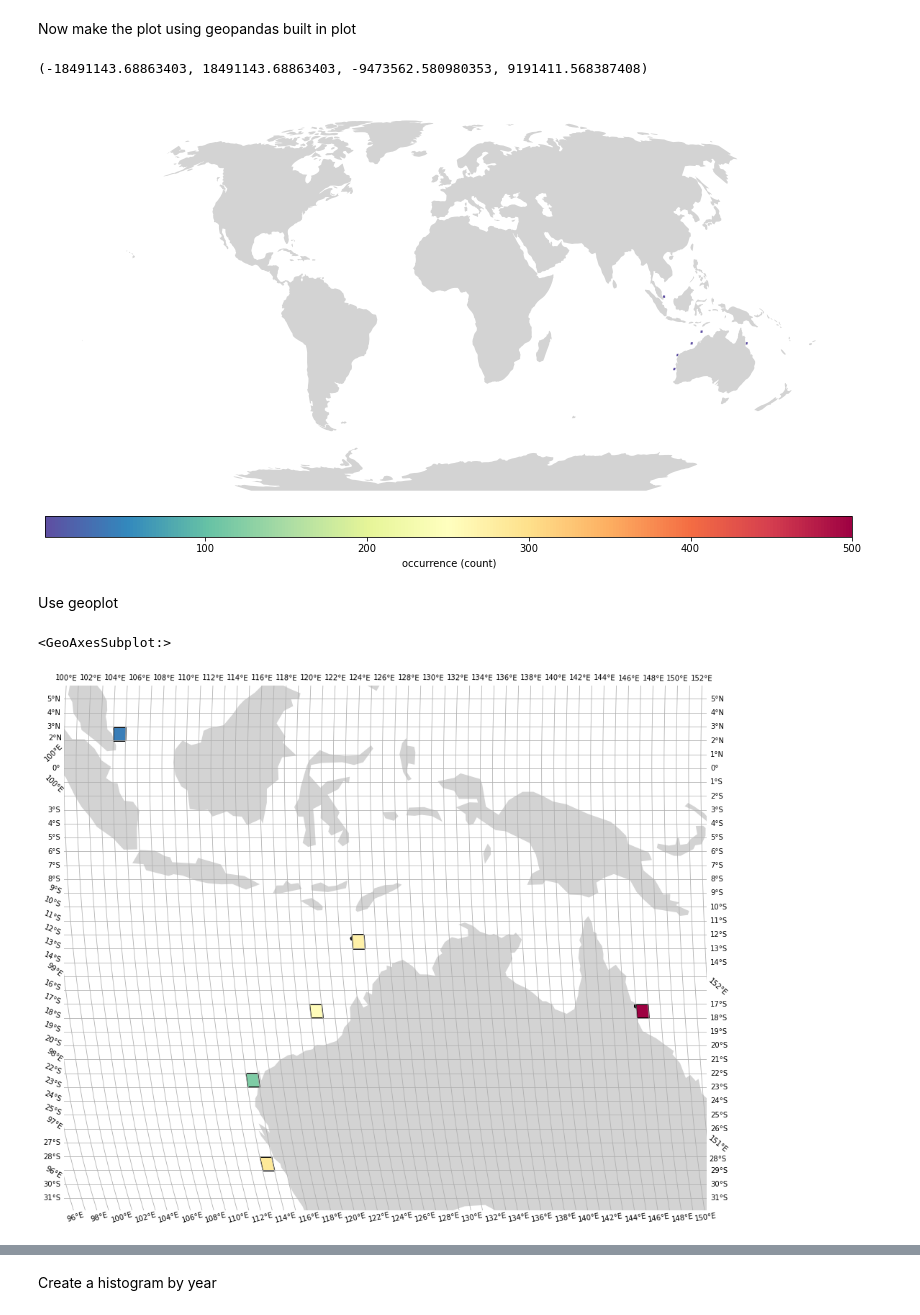
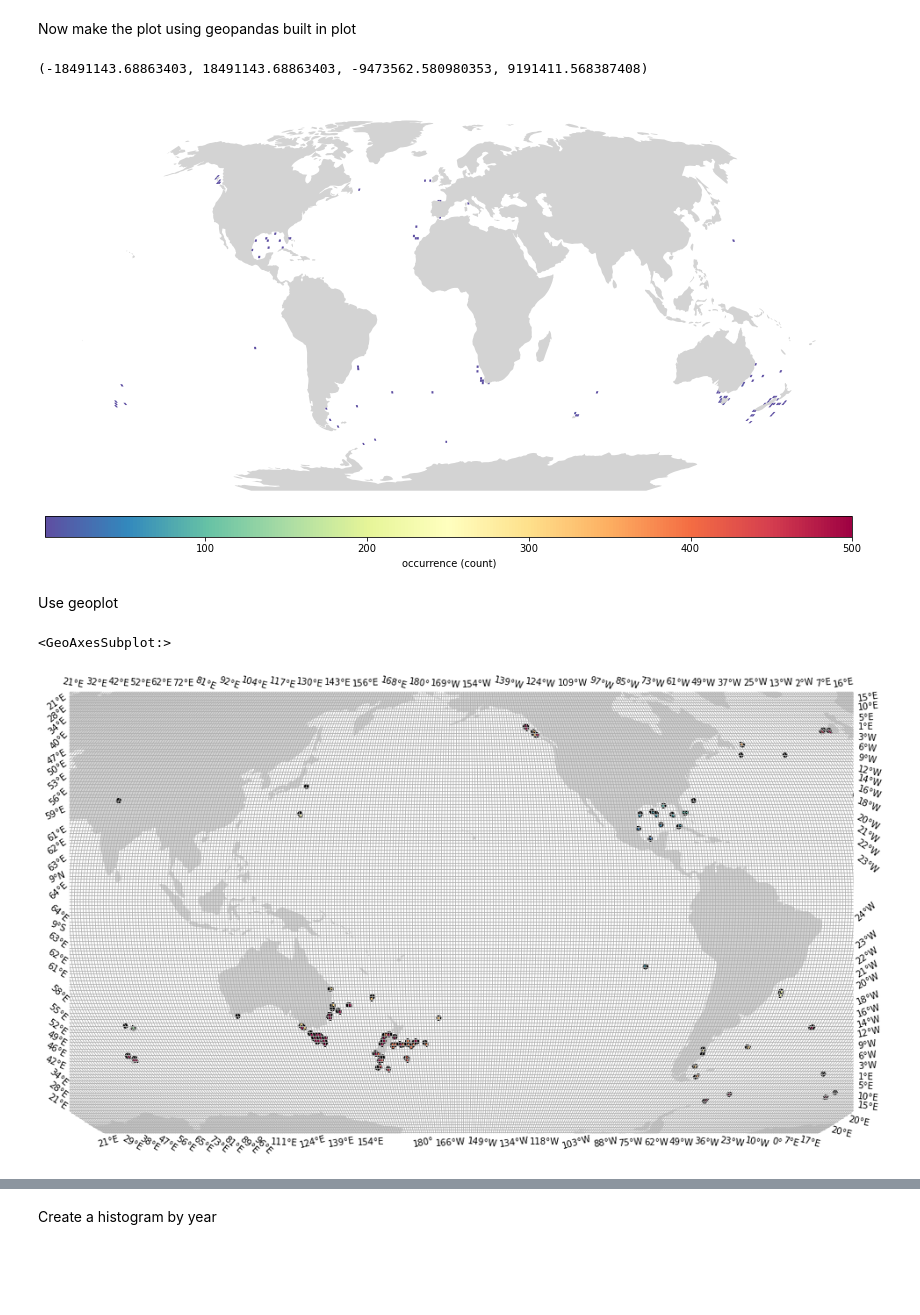
Before and after one commit to MathewBiddle/bio_ice, a Jupyter notebook: Create_species_map_from_OBIS_API.ipynb, the cells around one changed output, grey strips where cells are left out. Saved outputs shown, nothing was run; the diff lists cells and outputs as text; code cells hidden in the pictures; blank space fills up the shorter version.

```diff
--- a/Create_species_map_from_OBIS_API.ipynb
+++ b/Create_species_map_from_OBIS_API.ipynb
@@ -12,7 +12,7 @@ Build OBIS API query
 # %%
 base = 'https://api.obis.org/v3/'
 
-aphiaID = '288182'
+aphiaID = '342218'
 
 fields = ['decimalLatitude','decimalLongitude','occurrenceID','id',
           'datasetName','dataset_id','eventDate','species','aphiaID',
@@ -22,14 +22,16 @@ f = "%2C".join([f"{v}" for v in fields])
 
 # define a polygon
 # bound it somehow to between 30 deg N and S latitude
-geometry=urllib.parse.quote("POLYGON ((-180 -30, 180 -30, 180 30, -180 30, -180 -30))")
+#geometry=urllib.parse.quote("POLYGON ((-180 -30, 180 -30, 180 30, -180 30, -180 -30))")
 
-depth = [0, 30]
+#depth = [0, 30]
 
 # How many responses do you want back? Max=10000
-size = 1000
+size = 10000
 
-occurrence_id = 'occurrence?taxonid={}&startdepth={}&enddepth={}&geometry={}&size={}'.format(aphiaID,depth[0],depth[1],geometry,size)
+#occurrence_id = 'occurrence?taxonid={}&startdepth={}&enddepth={}&geometry={}&size={}'.format(aphiaID,depth[0],depth[1],geometry,size)
+occurrence_id = 'occurrence?taxonid={}&size={}'.format(aphiaID,size)
+
 
 #taxon_id = 'taxon/{}'.format(aphiaID)
 #taxon_sn = 'taxon/{}'.format(scientificname)
@@ -183,7 +191,7 @@ ax.axis('off')
 #plt.grid(True)
 # %% [output]
 (-18491143.68863403, 18491143.68863403, -9473562.580980353, 9191411.568387408)
-[figure, old version]
+[figure, new version]
 # %% [markdown]
 Use geoplot
 # %%
@@ -226,34 +234,39 @@ ax = geoplot.polyplot(
 geoplot.choropleth(cell,
                    hue='density (#/km2)',
                    edgecolor='black',
                    projection=projection,
                    ax=ax,
                    cmap='Spectral_r',
 #                    legend=True,
 #                    legend_kwargs={'orientation': 'horizontal',
 #                                   #'cax':cax,
 #                                   'label':"occurrence (count)",
 #                                  },
                    norm=norm,
                   )
 
 
 
 
 
 
 
 ax.outline_patch.set_visible(True)
 #ax.set_global();
 
 gl = ax.gridlines(draw_labels=True)
 gl.ylocator = mticker.FixedLocator(range(-90,90,1)) #-75, -50, -25, 0, 25, 50, 75, 90])
 gl.xlocator = mticker.FixedLocator(range(-180,180,1)) #-75, -50, -25, 0, 25, 50, 75, 90])
 
 geoplot.pointplot(gdf, ax=ax, projection=projection, color='black', s=5)
+
+order = [0,2,1,3]
+extent = [cell.total_bounds[i] for i in order]
+
+ax.set_extent(extent)
 # %% [output]
 <GeoAxesSubplot:>
-[figure, old version]
+[figure, new version]
 # %%
 print("records:",data.shape[0])
 print("Years: %i - %i" % (data["date_year"].astype(float).min(),data["date_year"].astype(float).max()))
```
Also changed, not shown: parts of 8 cells of this notebook, 2 other files.
